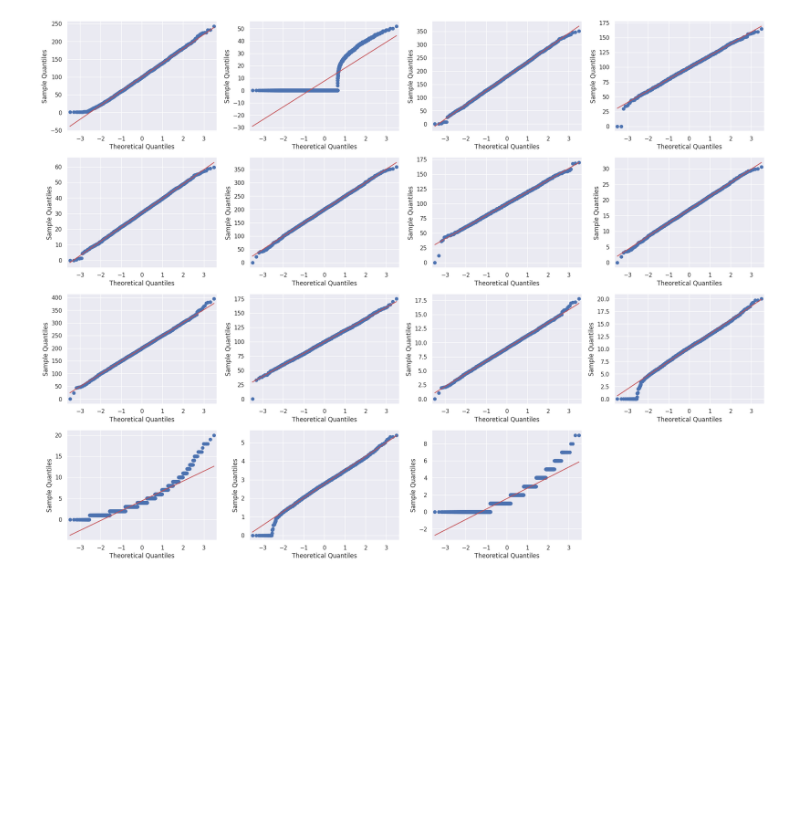
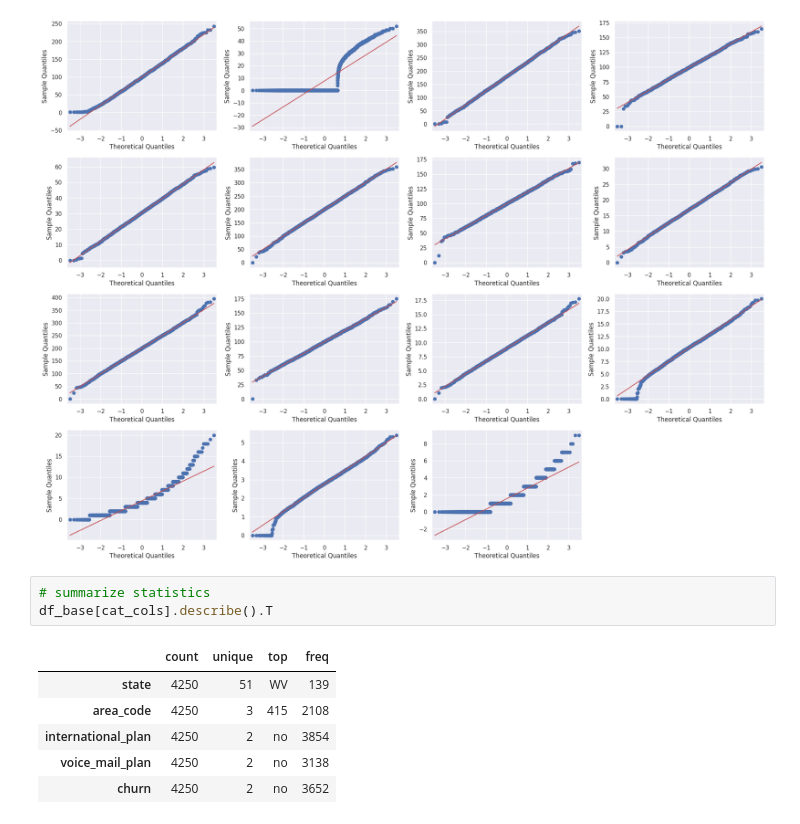
Before and after one commit to hyugai/MLOps_Marketing_CustomerChurn_2020KaggleCompetition, a Jupyter notebook: notebooks/descriptive/descriptive.ipynb, the cells around one changed output. Cells and saved outputs as stored; diff of their text form; blank space fills up the shorter version.

```diff
--- a/notebooks/descriptive/descriptive.ipynb
+++ b/notebooks/descriptive/descriptive.ipynb
@@ -128,3 +129,13 @@ plt.show()
 [figure]
 [figure]
 [figure]
+# %%
+# summarize statistics
+df_base[cat_cols].describe().T
+# %% [output]
+|  | count | unique | top | freq |
+| state | 4250 | 51 | WV | 139 |
+| area_code | 4250 | 3 | 415 | 2108 |
+| international_plan | 4250 | 2 | no | 3854 |
+| voice_mail_plan | 4250 | 2 | no | 3138 |
+| churn | 4250 | 2 | no | 3652 |
```
Also changed, not shown: parts of 2 cells of this notebook, 1 other file.
